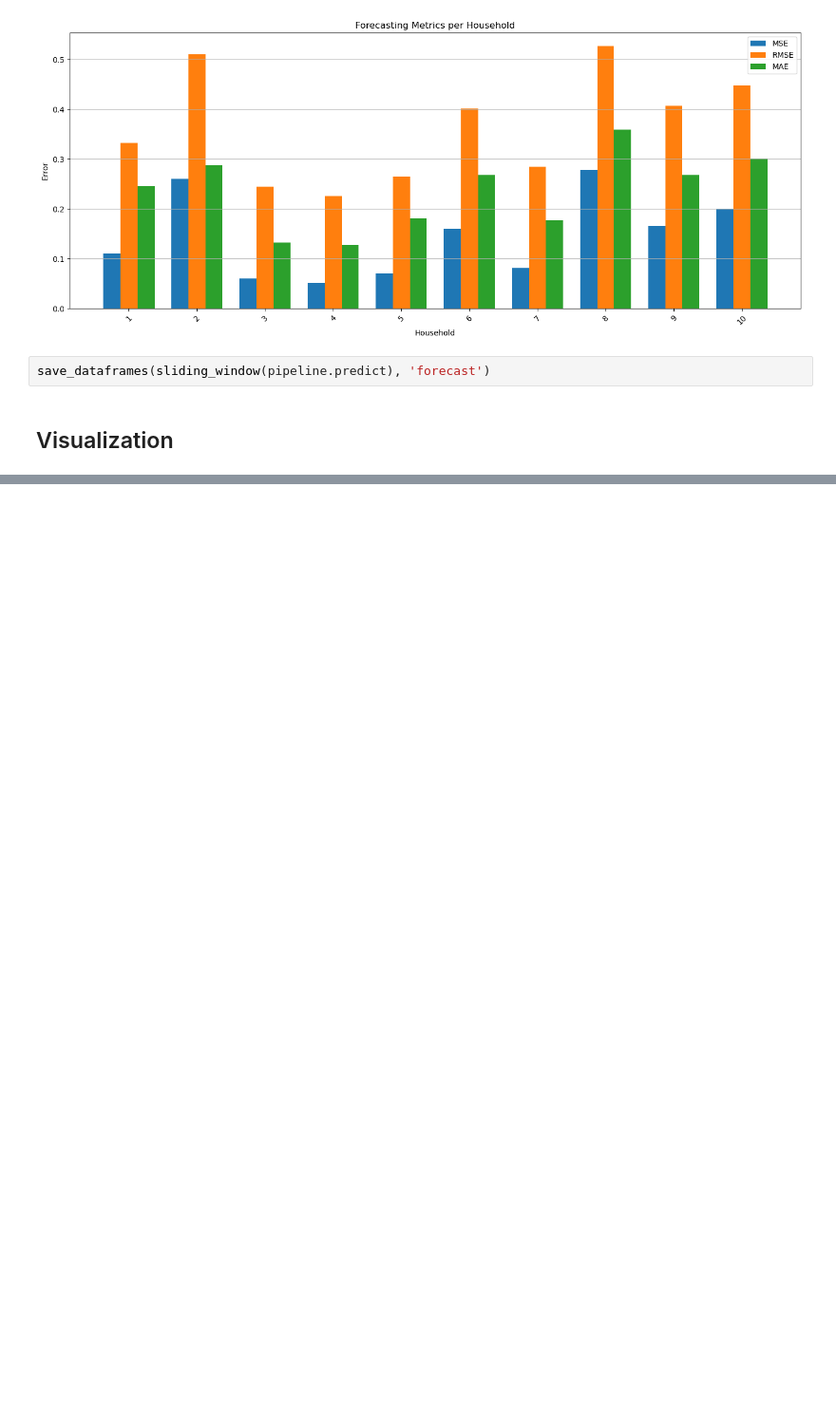
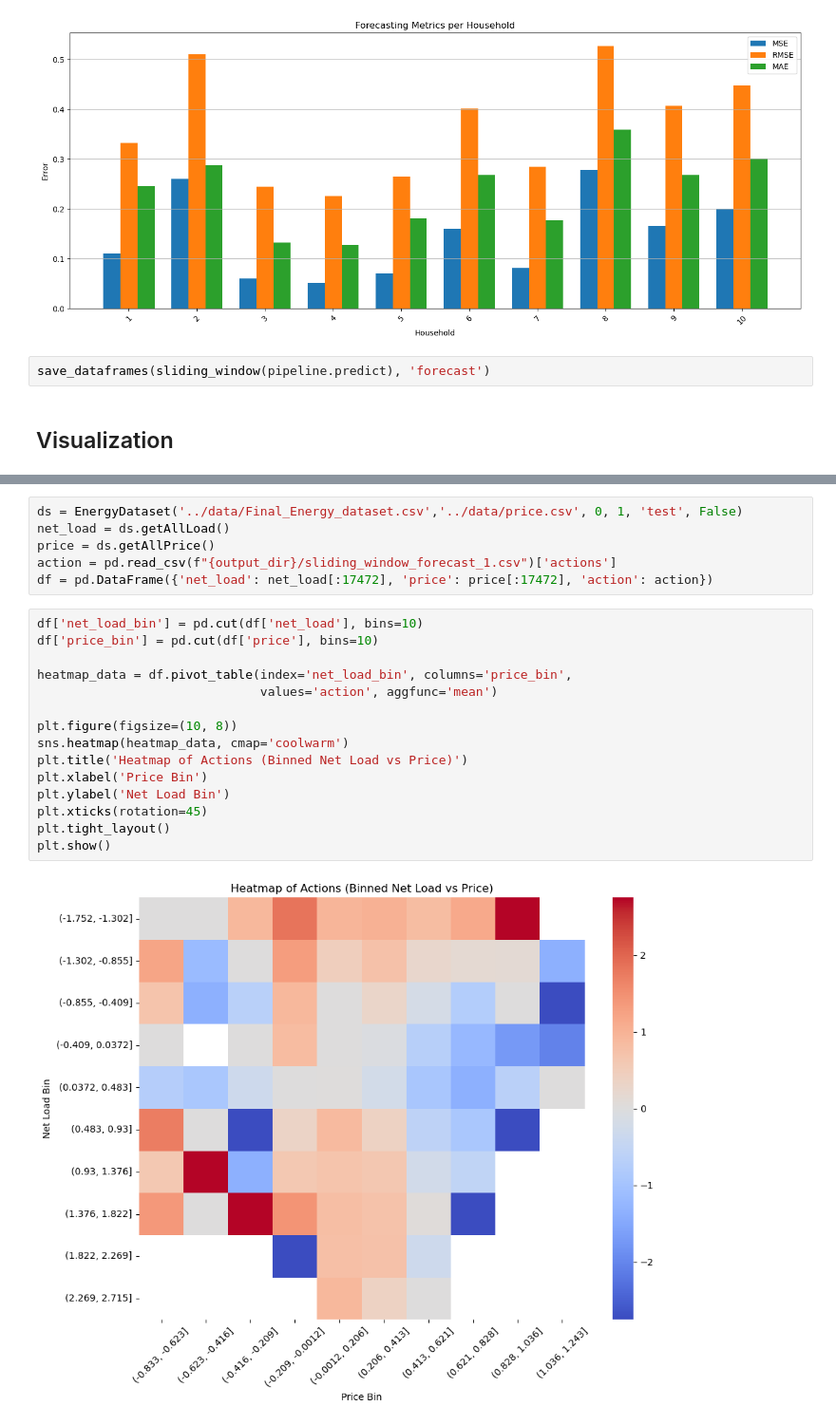
Before and after one commit to JonasSievers/Personalized-Federated-Reinforcement-Learning, a Jupyter notebook: src/baseline.ipynb, the cells around one changed output, grey strips where cells are left out. Shown at 95% size. Drawn from its saved outputs; the diff is of its cells as text; blank space fills up the shorter version.

```diff
--- a/src/baseline.ipynb
+++ b/src/baseline.ipynb
@@ -306,0 +332,23 @@ for household in households:
+# %%
+ds = EnergyDataset('../data/Final_Energy_dataset.csv','../data/price.csv', 0, 1, 'test', False)
+net_load = ds.getAllLoad()
+price = ds.getAllPrice()
+action = pd.read_csv(f"{output_dir}/sliding_window_forecast_1.csv")['actions']
+df = pd.DataFrame({'net_load': net_load[:17472], 'price': price[:17472], 'action': action})
+# %%
+df['net_load_bin'] = pd.cut(df['net_load'], bins=10)
+df['price_bin'] = pd.cut(df['price'], bins=10)
+
+heatmap_data = df.pivot_table(index='net_load_bin', columns='price_bin',
+                              values='action', aggfunc='mean')
+
+plt.figure(figsize=(10, 8))
+sns.heatmap(heatmap_data, cmap='coolwarm')
+plt.title('Heatmap of Actions (Binned Net Load vs Price)')
+plt.xlabel('Price Bin')
+plt.ylabel('Net Load Bin')
+plt.xticks(rotation=45)
+plt.tight_layout()
+plt.show()
+# %% [output]
+[figure, added]
```
Also changed, not shown: parts of 8 cells of this notebook, 5 other files.
